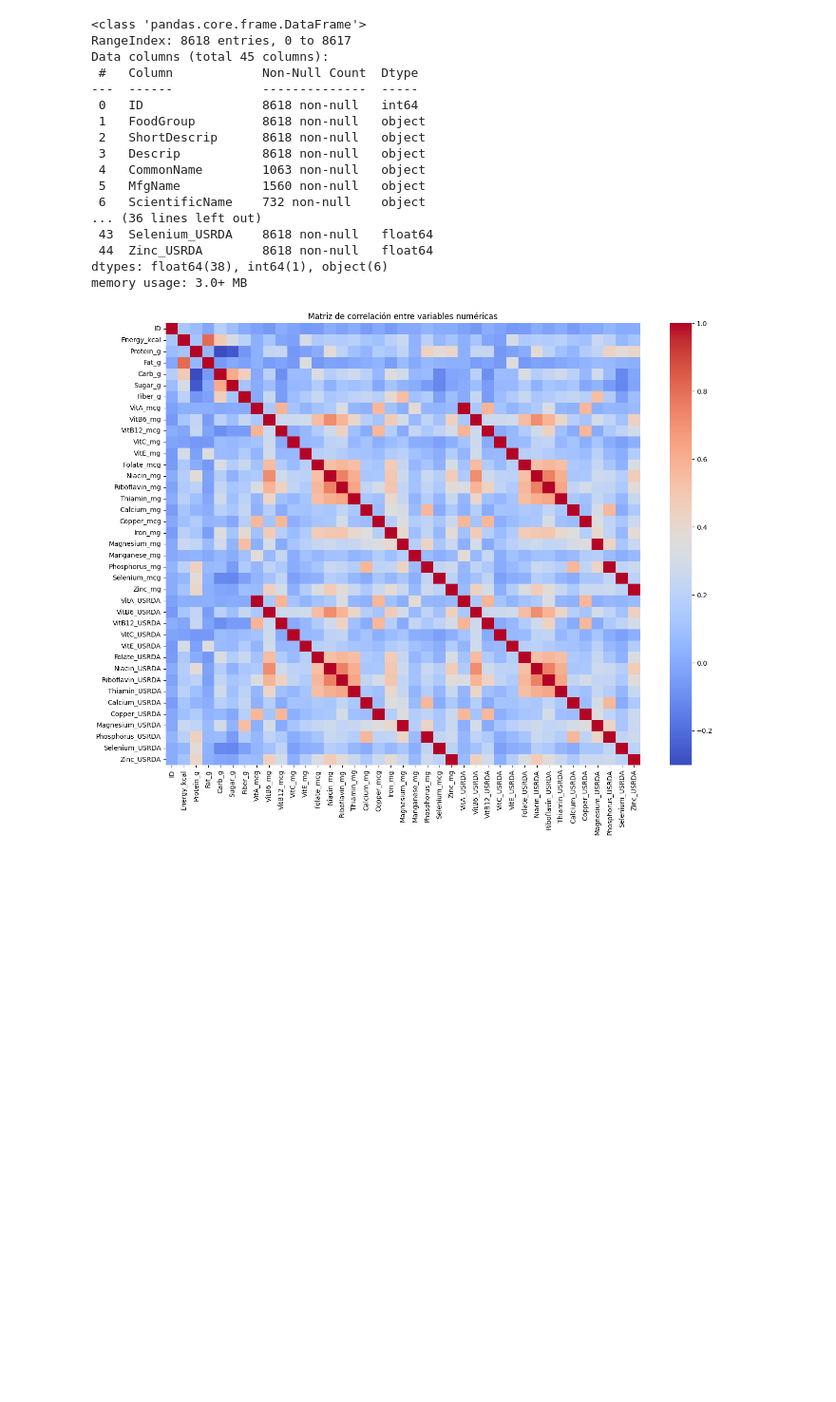
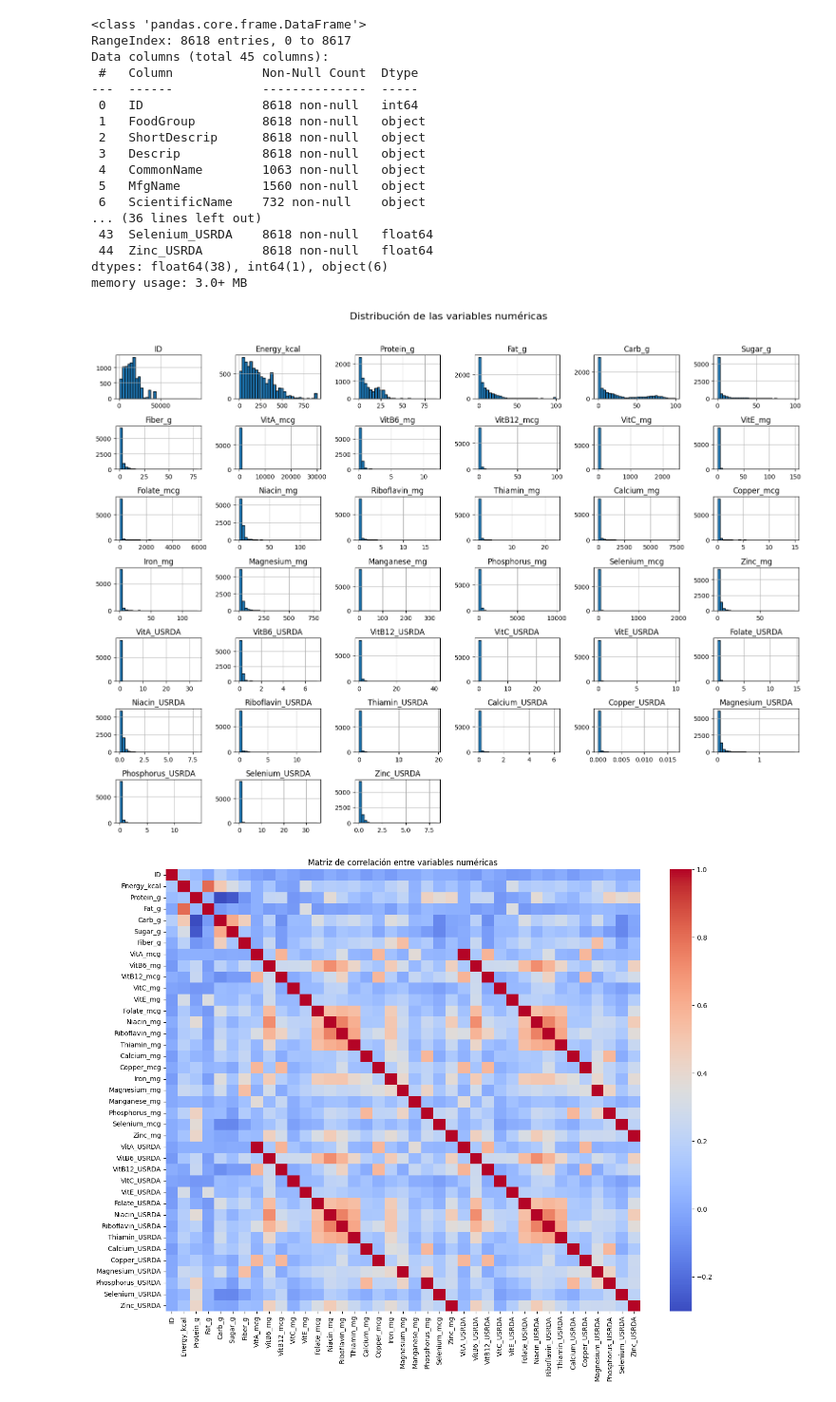
Before and after one commit to NaiSaratxaga/2503_dsft_thebridge_naiara, a Jupyter notebook: 3-Machine_Learning/2-No_Supervisado/2-PCA/Practica/1_Nutrition_PCA/1_Nutrition PCA.ipynb, the cells around one changed output. Shown at 95% size. Saved outputs shown, nothing was run; the diff lists cells and outputs as text; code cells hidden in the pictures; blank space fills up the shorter version.

```diff
--- a/3-Machine_Learning/2-No_Supervisado/2-PCA/Practica/1_Nutrition_PCA/1_Nutrition PCA.ipynb
+++ b/3-Machine_Learning/2-No_Supervisado/2-PCA/Practica/1_Nutrition_PCA/1_Nutrition PCA.ipynb
@@ -67,4 +80,12 @@ memory usage: 3.0+ MB
 # %%
 # Seleccionar únicamente las columnas numéricas
 df_numeric = df.select_dtypes(include=[np.number])
+# %%
+# Histograma de las variables numéricas
+df_numeric.hist(figsize=(16, 12), bins=30, edgecolor='black')
+plt.suptitle('Distribución de las variables numéricas', fontsize=16)
+plt.tight_layout(rect=[0, 0, 1, 0.96])
+plt.show()
+# %% [output]
+[figure, added]
 # %%
```
Also changed, not shown: parts of 2 cells of this notebook, 2 other files.
